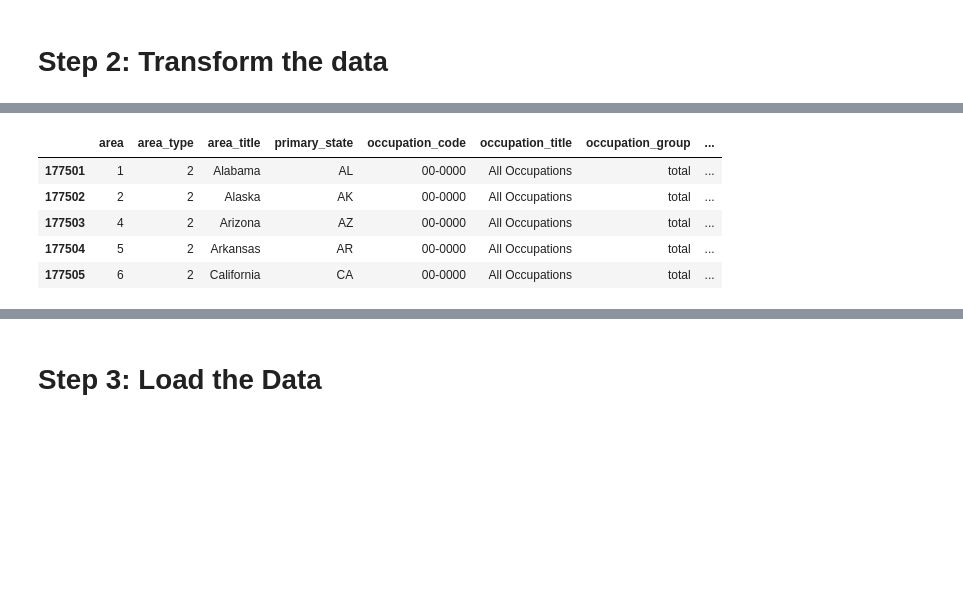
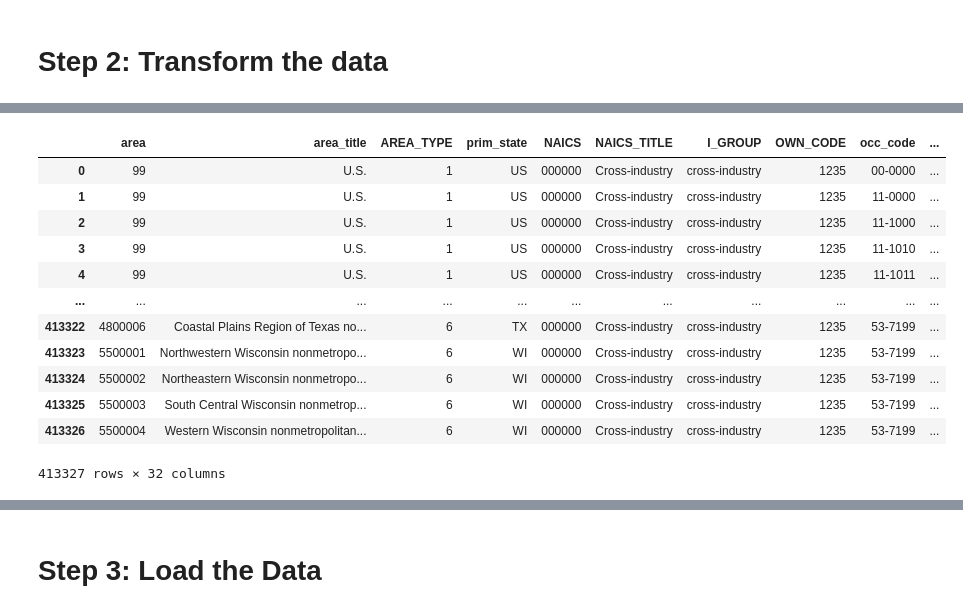
Before and after one commit to hamiltonbrba/Project-3, a Jupyter notebook: Initial_ETL_Pipeline.ipynb, the cells around one changed output, grey strips where cells are left out. Cells and saved outputs as stored; diff of their text form; code cells hidden in the pictures; blank space fills up the shorter version.

```diff
--- a/Initial_ETL_Pipeline.ipynb
+++ b/Initial_ETL_Pipeline.ipynb
@@ -76,18 +12,38 @@ df_cleaned.head()
-# %%
-# Map the original column names to simplified names
-renamed_columns = dict(zip(columns_to_keep, column_names_simple))
-
-# Keep only the relevant columns and rename them based on the simplified names
-df_cleaned = df[columns_to_keep].dropna(subset=columns_to_keep)
-df_cleaned = df_cleaned.rename(columns=renamed_columns)
-
-# Display the first few rows to confirm the renaming
-df_cleaned.head()
-# %% [output]
-|  | area | area_type | area_title | primary_state | occupation_code | occupation_title | occupation_group | ... |
-| 177501 | 1 | 2 | Alabama | AL | 00-0000 | All Occupations | total | ... |
-| 177502 | 2 | 2 | Alaska | AK | 00-0000 | All Occupations | total | ... |
-| 177503 | 4 | 2 | Arizona | AZ | 00-0000 | All Occupations | total | ... |
-| 177504 | 5 | 2 | Arkansas | AR | 00-0000 | All Occupations | total | ... |
-| 177505 | 6 | 2 | California | CA | 00-0000 | All Occupations | total | ... |
+# %%
+renamed_oews_df = df.rename(columns={
+    'AREA': 'area',
+    'AREA_TITLE': 'area_title',
+    'PRIM_STATE': 'prim_state',
+    'OCC_CODE': 'occ_code',
+    'OCC_TITLE': 'occ_title',
+    'O_GROUP': 'o_group',
+    'TOT_EMP': 'tot_emp',
+    'EMP_PRSE': 'emp_prse',
+    'JOBS_1000': 'jobs_1000',
+    'LOC_QUOTIENT': 'loc_quotient',
+    'H_MEAN': 'h_mean',
+    'A_MEAN': 'a_mean',
+    'MEAN_PRSE': 'mean_prse',
+    'H_PCT25': 'h_pct25',
+    'H_MEDIAN': 'h_median',
+    'H_PCT75': 'h_pct75',
+    'A_PCT25': 'a_pct25',
+    'A_MEDIAN': 'a_median',
+    'A_PCT75': 'a_pct75'
+})
+renamed_oews_df
+# %% [output]
+|  | area | area_title | AREA_TYPE | prim_state | NAICS | NAICS_TITLE | I_GROUP | OWN_CODE | occ_code | ... |
+| 0 | 99 | U.S. | 1 | US | 000000 | Cross-industry | cross-industry | 1235 | 00-0000 | ... |
+| 1 | 99 | U.S. | 1 | US | 000000 | Cross-industry | cross-industry | 1235 | 11-0000 | ... |
+| 2 | 99 | U.S. | 1 | US | 000000 | Cross-industry | cross-industry | 1235 | 11-1000 | ... |
+| 3 | 99 | U.S. | 1 | US | 000000 | Cross-industry | cross-industry | 1235 | 11-1010 | ... |
+| 4 | 99 | U.S. | 1 | US | 000000 | Cross-industry | cross-industry | 1235 | 11-1011 | ... |
+| ... | ... | ... | ... | ... | ... | ... | ... | ... | ... | ... |
+| 413322 | 4800006 | Coastal Plains Region of Texas no... | 6 | TX | 000000 | Cross-industry | cross-industry | 1235 | 53-7199 | ... |
+| 413323 | 5500001 | Northwestern Wisconsin nonmetropo... | 6 | WI | 000000 | Cross-industry | cross-industry | 1235 | 53-7199 | ... |
+| 413324 | 5500002 | Northeastern Wisconsin nonmetropo... | 6 | WI | 000000 | Cross-industry | cross-industry | 1235 | 53-7199 | ... |
+| 413325 | 5500003 | South Central Wisconsin nonmetrop... | 6 | WI | 000000 | Cross-industry | cross-industry | 1235 | 53-7199 | ... |
+| 413326 | 5500004 | Western Wisconsin nonmetropolitan... | 6 | WI | 000000 | Cross-industry | cross-industry | 1235 | 53-7199 | ... |
+413327 rows × 32 columns
 # %%
```
Also changed, not shown: parts of 11 cells of this notebook.
